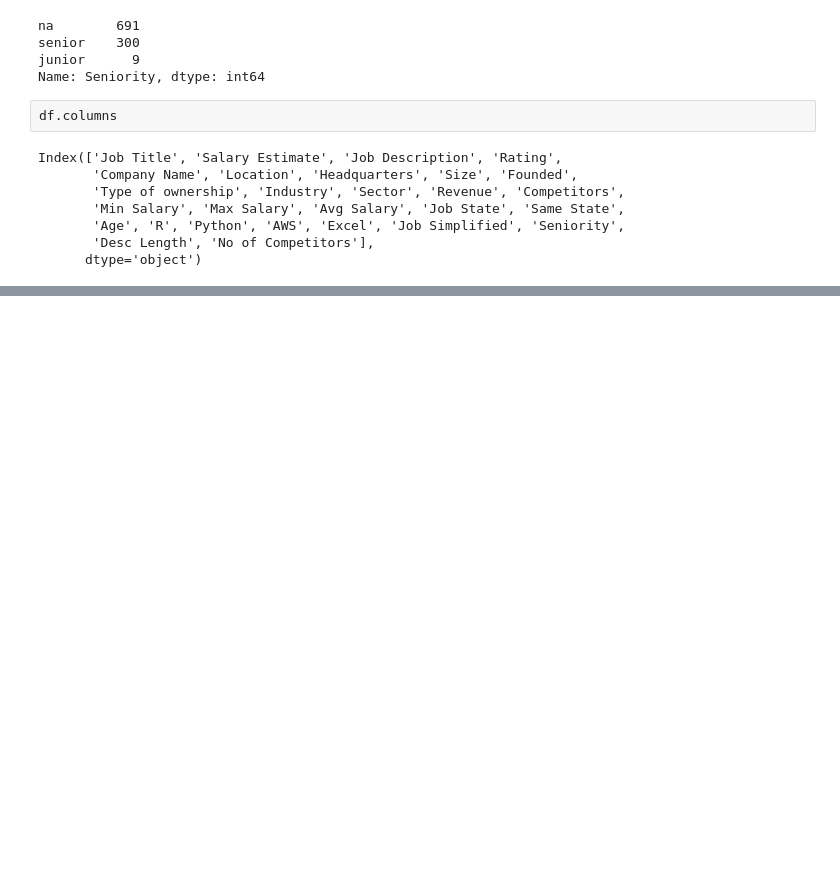
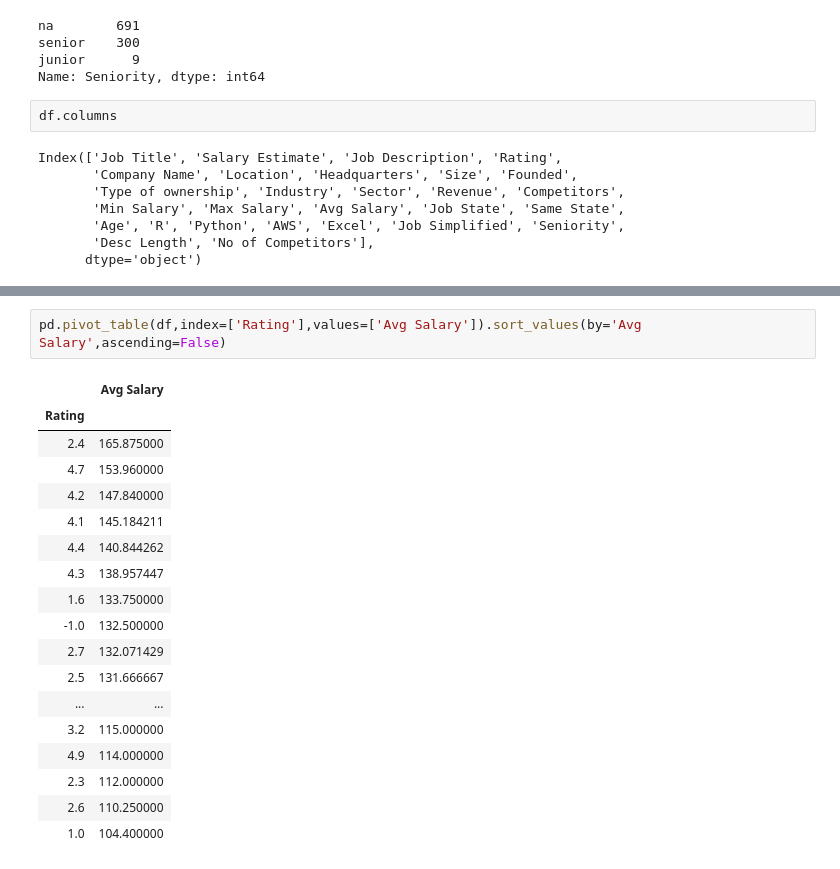
Before and after one commit to nanthasnk/Glassdoor-Jobs-Salary-Prediction, a Jupyter notebook: EDA.ipynb, the cells around one changed output, grey strips where cells are left out. Saved outputs shown, nothing was run; the diff lists cells and outputs as text; blank space fills up the shorter version.

```diff
--- a/EDA.ipynb
+++ b/EDA.ipynb
@@ -244,0 +328,21 @@ Index(['Job Title', 'Salary Estimate', 'Job Description', 'Rating',
+# %%
+pd.pivot_table(df,index=['Rating'],values=['Avg Salary']).sort_values(by='Avg Salary',ascending=False)
+# %% [output]
+|  | Avg Salary |
+| Rating |  |
+| 2.4 | 165.875000 |
+| 4.7 | 153.960000 |
+| 4.2 | 147.840000 |
+| 4.1 | 145.184211 |
+| 4.4 | 140.844262 |
+| 4.3 | 138.957447 |
+| 1.6 | 133.750000 |
+| -1.0 | 132.500000 |
+| 2.7 | 132.071429 |
+| 2.5 | 131.666667 |
+| ... | ... |
+| 3.2 | 115.000000 |
+| 4.9 | 114.000000 |
+| 2.3 | 112.000000 |
+| 2.6 | 110.250000 |
+| 1.0 | 104.400000 |
```
Also changed, not shown: parts of 15 cells of this notebook.
